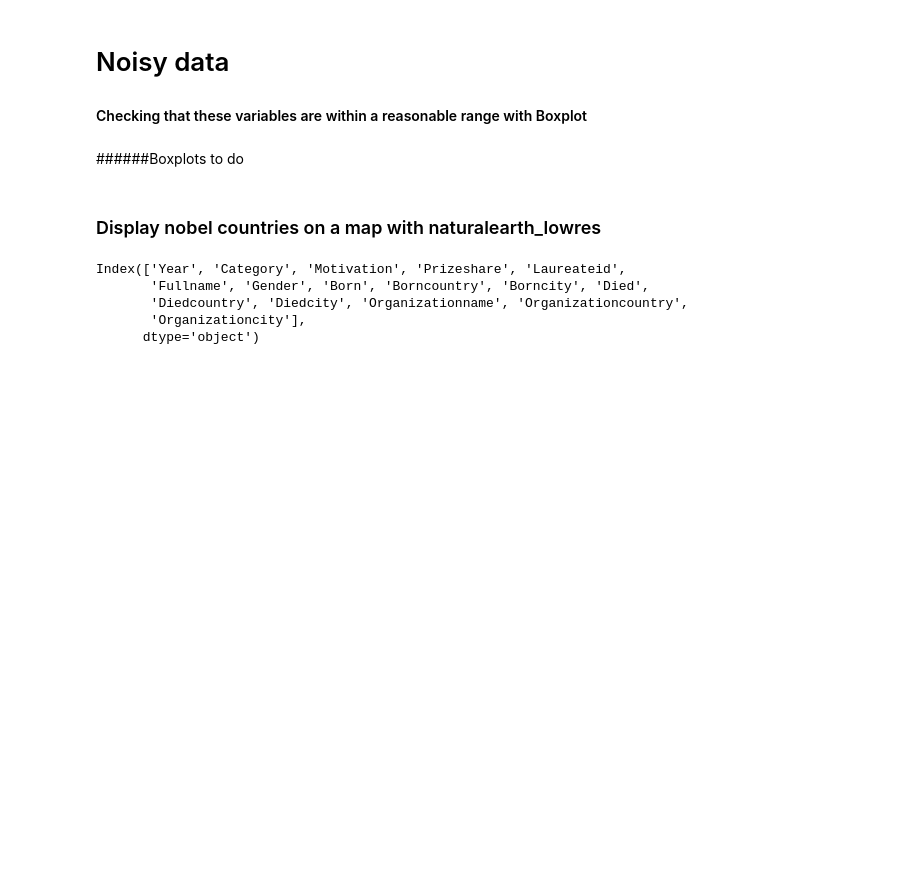
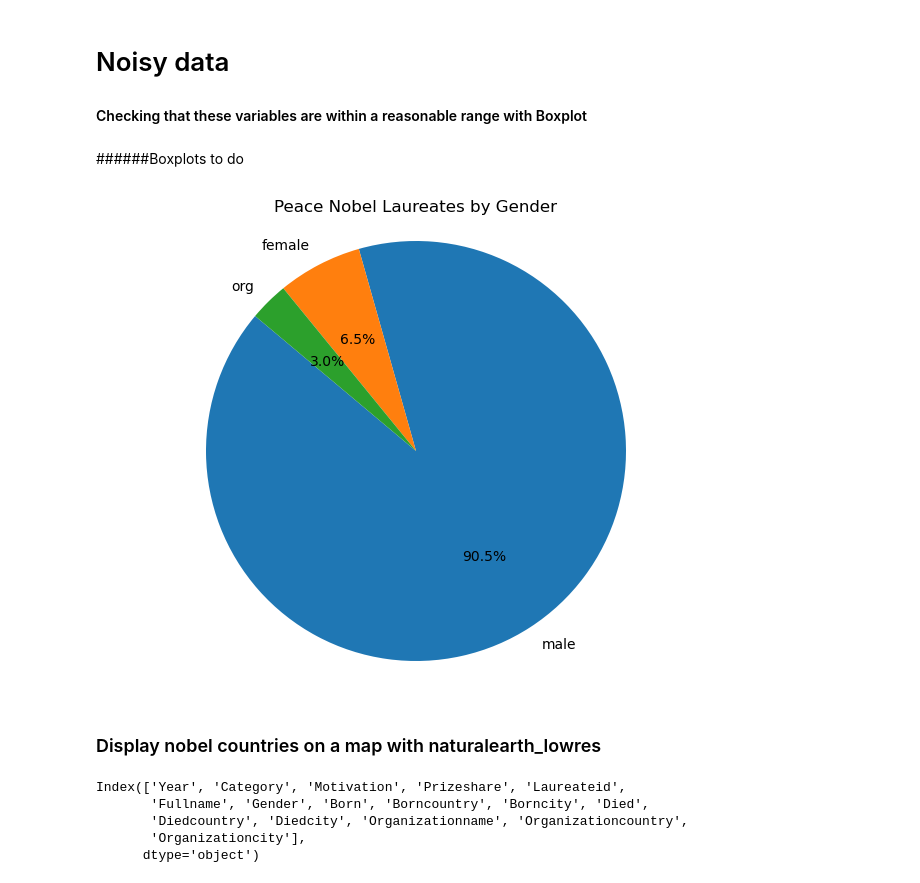
Before and after one commit to SarahB21/Project2024, a Jupyter notebook: ProjectLabelLaureate.ipynb, the cells around one changed output. Saved outputs shown, nothing was run; the diff lists cells and outputs as text; code cells hidden in the pictures; blank space fills up the shorter version.

```diff
--- a/ProjectLabelLaureate.ipynb
+++ b/ProjectLabelLaureate.ipynb
@@ -142,6 +176,21 @@ print(gender_new)
 #### Checking that these variables are within a reasonable range with Boxplot
 # %% [markdown]
 ######Boxplots to do
+# %%
+import matplotlib.pyplot as plt
+
+# Assuming you have your data stored in a DataFrame called nobel_data
+# Extracting gender counts from the DataFrame
+gender_counts = nobel_data['Gender'].value_counts()
+
+# Plotting the pie chart
+plt.figure(figsize=(8, 6))
+plt.pie(gender_counts, labels=gender_counts.index, autopct='%1.1f%%', startangle=140)
+plt.title('Peace Nobel Laureates by Gender')
+plt.axis('equal')  # Equal aspect ratio ensures that pie is drawn as a circle.
+plt.show()
+# %% [output]
+[figure, added]
 # %% [markdown]
 ### Display nobel countries on a map with naturalearth_lowres
 # %%
```
Also changed, not shown: parts of 11 cells of this notebook.
